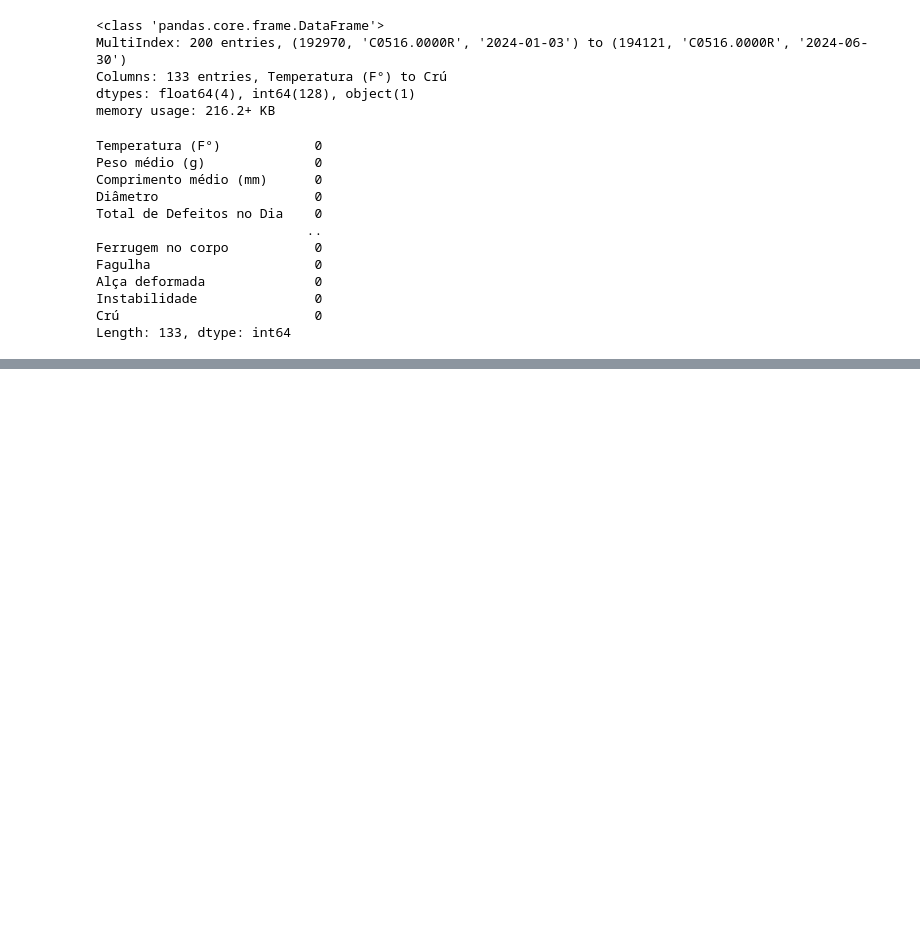
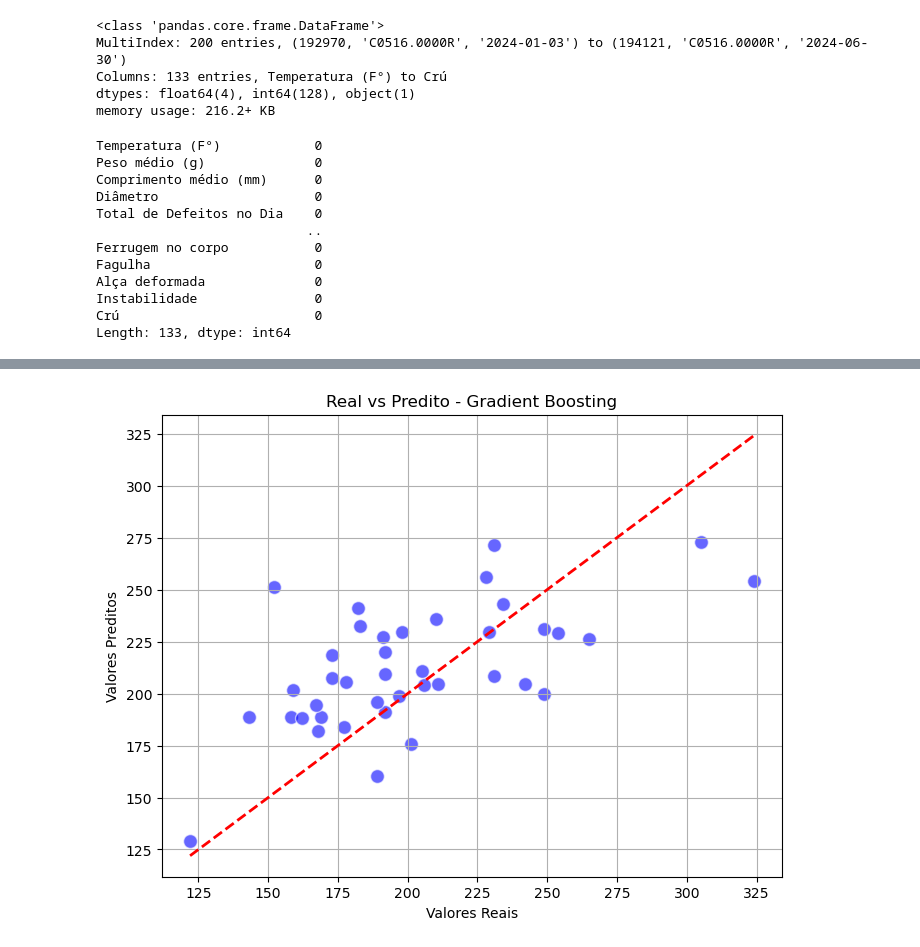
Before and after one commit to lucasz-g/Analise-Gotas, a Jupyter notebook: analises/modelo_ml.ipynb, the cells around one changed output, grey strips where cells are left out. Saved outputs shown, nothing was run; the diff lists cells and outputs as text; code cells hidden in the pictures; blank space fills up the shorter version.

```diff
--- a/analises/modelo_ml.ipynb
+++ b/analises/modelo_ml.ipynb
@@ -68,0 +203,11 @@ Length: 133, dtype: int64
+# %%
+plt.figure(figsize=(8, 6))
+plt.scatter(y_test, y_pred_gb, color='blue', alpha=0.6, edgecolors='w', s=100)
+plt.plot([y_test.min(), y_test.max()], [y_test.min(), y_test.max()], color='red', linestyle='--', lw=2)
+plt.title('Real vs Predito - Gradient Boosting')
+plt.xlabel('Valores Reais')
+plt.ylabel('Valores Preditos')
+plt.grid(True)
+plt.show()
+# %% [output]
+[figure, added]
```
Also changed, not shown: parts of 18 cells of this notebook, 1 other file.
